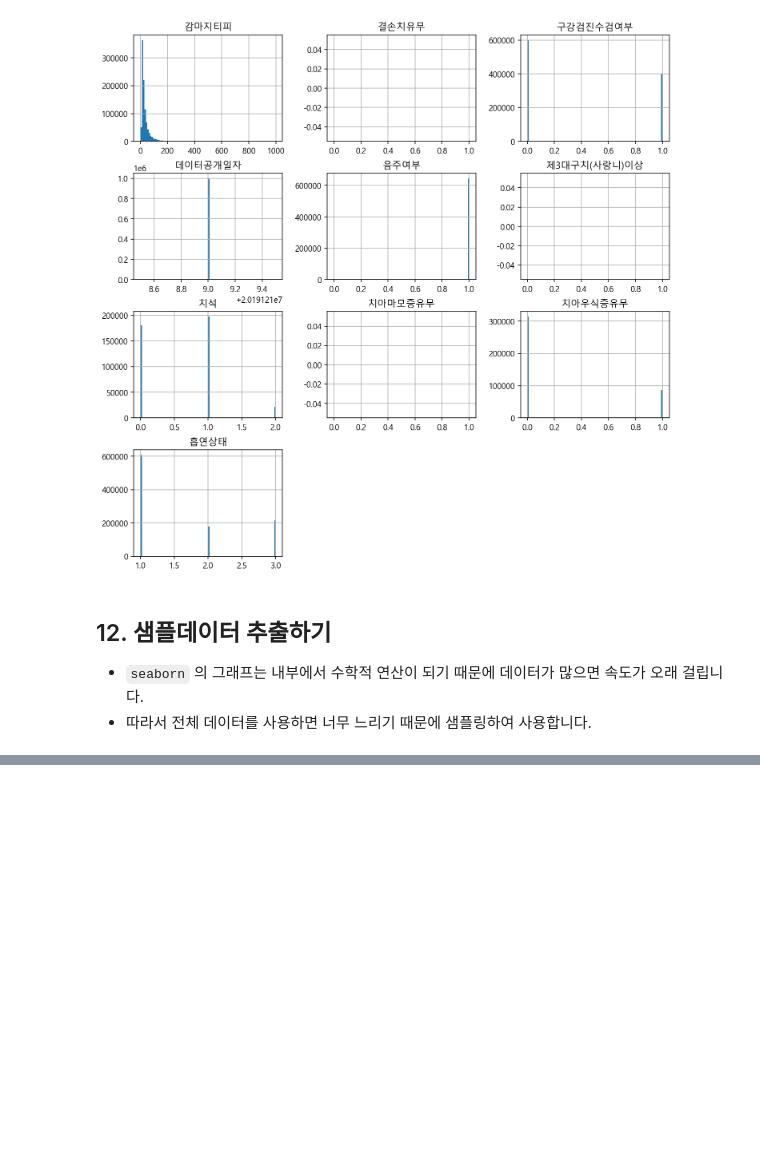
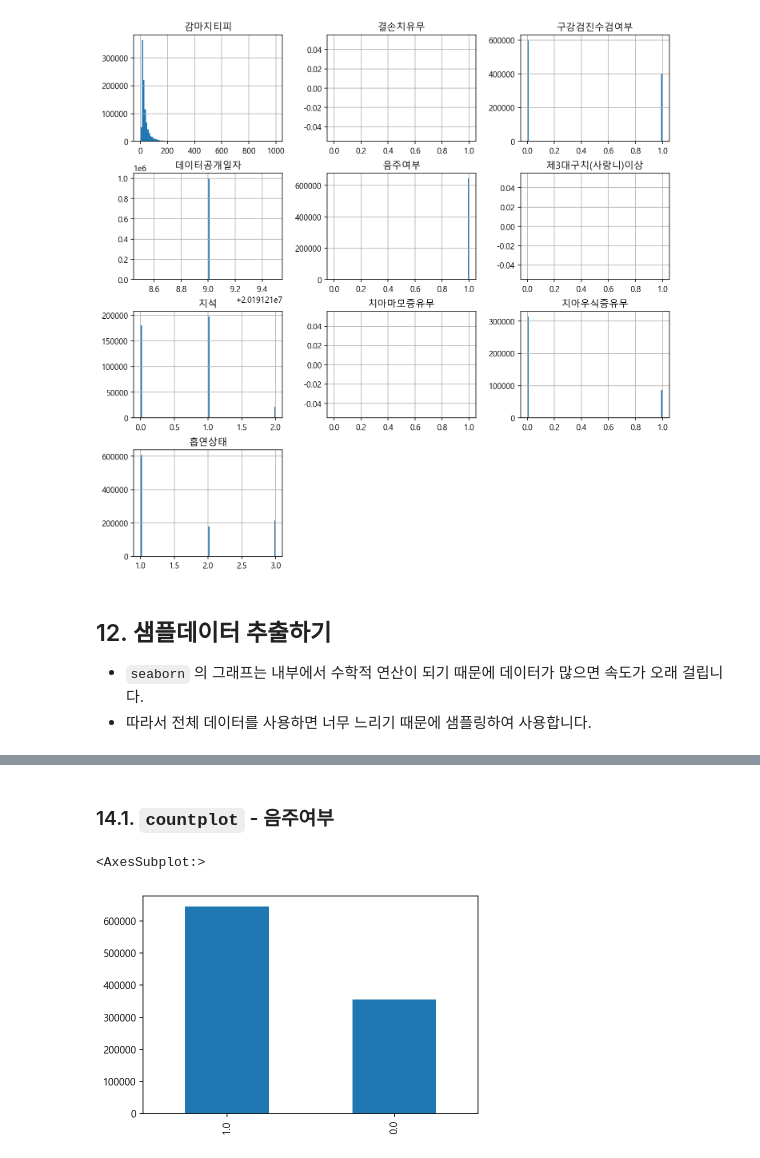
Before and after one commit to ghleex/TIL, a Jupyter notebook: 07_data_science/01_starts_ds_w_python/03_health_screening_data/01_health_screening_data.ipynb, the cells around one changed output, grey strips where cells are left out. Drawn from its saved outputs; the diff is of its cells as text; code cells hidden in the pictures; blank space fills up the shorter version.

Commit message:
2020-07-22 | visualization - bar graph 1

```diff
--- a/07_data_science/01_starts_ds_w_python/03_health_screening_data/01_health_screening_data.ipynb
+++ b/07_data_science/01_starts_ds_w_python/03_health_screening_data/01_health_screening_data.ipynb
@@ -412,0 +430,9 @@ h = df.iloc[:, 24:].hist(figsize=(12, 12), bins=100)
+# %% [markdown]
+### 14.1. `countplot` - 음주여부
+# %%
+# 음주 여부에 따른 `countplot` 을 그립니다.
+
+df['음주여부'].fillna(0).value_counts().plot.bar()
+# %% [output]
+<AxesSubplot:>
+[figure, added]
```
Also changed, not shown: parts of 15 cells of this notebook.
